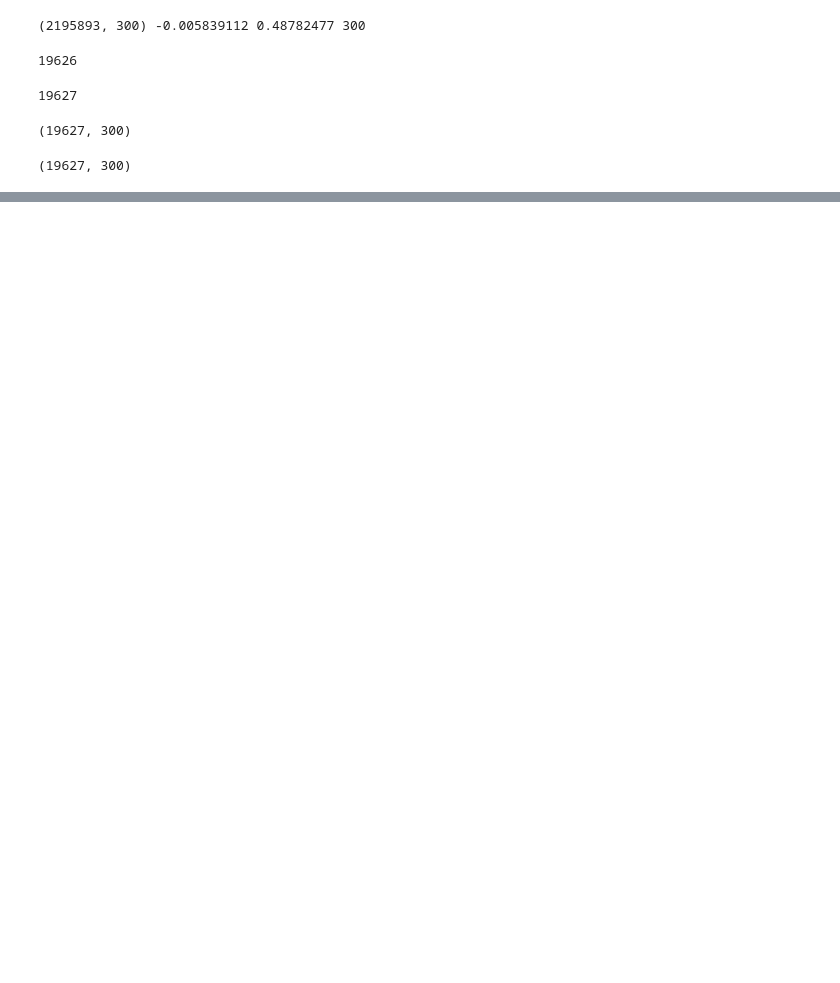
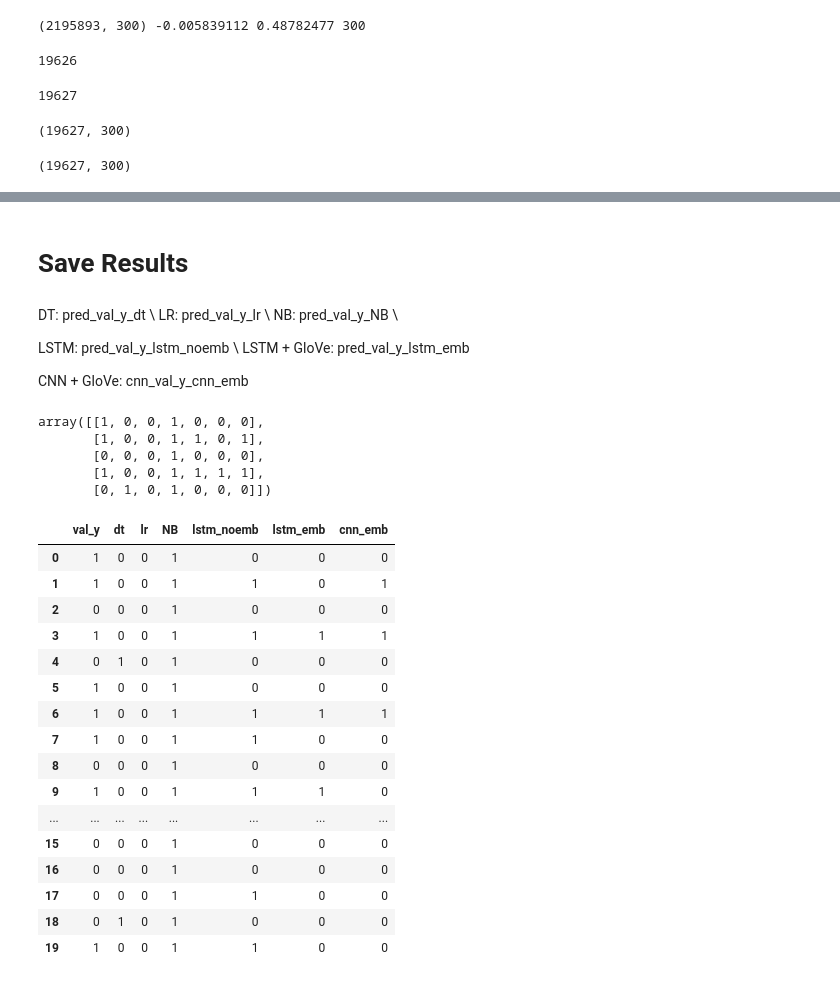
Before and after one commit to kruttikajain/Targetted-Abusive_Language_Online, a Jupyter notebook: prediciton1.ipynb, the cells around one changed output, grey strips where cells are left out. Drawn from its saved outputs; the diff is of its cells as text; code cells hidden in the pictures; blank space fills up the shorter version.

```diff
--- a/prediciton1.ipynb
+++ b/prediciton1.ipynb
@@ -994,0 +981,52 @@ https://towardsdatascience.com/viewing-text-through-the-eyes-of-a-machine-db30c7
+# %% [markdown]
+# Save Results
+# %% [markdown]
+DT: pred_val_y_dt \\
+LR: pred_val_y_lr \\
+NB: pred_val_y_NB \\
+
+LSTM: pred_val_y_lstm_noemb \\
+LSTM + GloVe: pred_val_y_lstm_emb
+
+CNN + GloVe: cnn_val_y_cnn_emb
+# %%
+pred_val_y_lstm_noemb = pred_val_y_lstm_noemb.astype(int)
+pred_val_y_lstm_emb = pred_val_y_lstm_emb.astype(int)
+cnn_val_y_cnn_emb = cnn_val_y_cnn_emb.astype(int)
+# %%
+array1 = np.column_stack((val_y, pred_val_y_dt))
+array1 = np.column_stack((array1, pred_val_y_lr))
+array1 = np.column_stack((array1, pred_val_y_NB))
+array1 = np.column_stack((array1, pred_val_y_lstm_noemb))
+array1 = np.column_stack((array1, pred_val_y_lstm_emb))
+array1 = np.column_stack((array1, cnn_val_y_cnn_emb))
+
+array1[:5]
+# %% [output]
+array([[1, 0, 0, 1, 0, 0, 0],
+       [1, 0, 0, 1, 1, 0, 1],
+       [0, 0, 0, 1, 0, 0, 0],
+       [1, 0, 0, 1, 1, 1, 1],
+       [0, 1, 0, 1, 0, 0, 0]])
+# %%
+df_results = pd.DataFrame(array1,columns=['val_y', 'dt', 'lr', 'NB', 'lstm_noemb', 'lstm_emb', 'cnn_emb'])
+# %%
+df_results.head(20)
+# %% [output]
+|  | val_y | dt | lr | NB | lstm_noemb | lstm_emb | cnn_emb |
+| 0 | 1 | 0 | 0 | 1 | 0 | 0 | 0 |
+| 1 | 1 | 0 | 0 | 1 | 1 | 0 | 1 |
+| 2 | 0 | 0 | 0 | 1 | 0 | 0 | 0 |
+| 3 | 1 | 0 | 0 | 1 | 1 | 1 | 1 |
+| 4 | 0 | 1 | 0 | 1 | 0 | 0 | 0 |
+| 5 | 1 | 0 | 0 | 1 | 0 | 0 | 0 |
+| 6 | 1 | 0 | 0 | 1 | 1 | 1 | 1 |
+| 7 | 1 | 0 | 0 | 1 | 1 | 0 | 0 |
+| 8 | 0 | 0 | 0 | 1 | 0 | 0 | 0 |
+| 9 | 1 | 0 | 0 | 1 | 1 | 1 | 0 |
+| ... | ... | ... | ... | ... | ... | ... | ... |
+| 15 | 0 | 0 | 0 | 1 | 0 | 0 | 0 |
+| 16 | 0 | 0 | 0 | 1 | 0 | 0 | 0 |
+| 17 | 0 | 0 | 0 | 1 | 1 | 0 | 0 |
+| 18 | 0 | 1 | 0 | 1 | 0 | 0 | 0 |
+| 19 | 1 | 0 | 0 | 1 | 1 | 0 | 0 |
```
Also changed, not shown: parts of 48 cells of this notebook.
